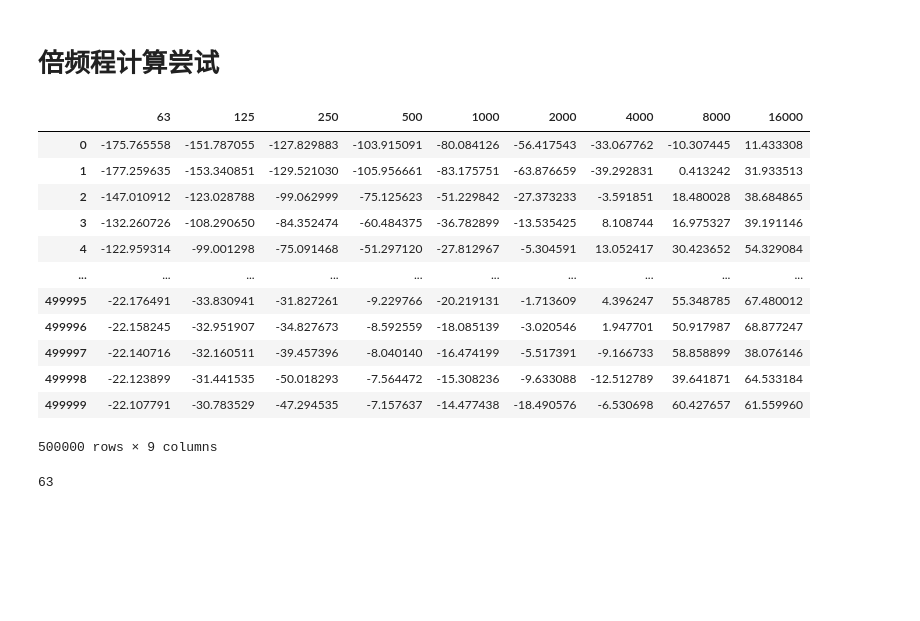
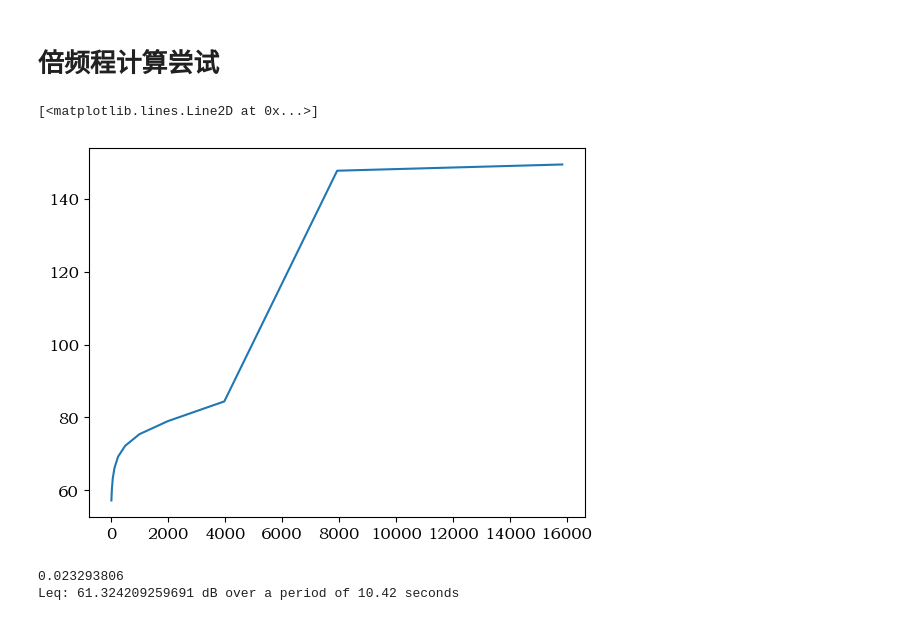
Before and after one commit to LewisBase/noise_info_toolkit, a Jupyter notebook: code_test.ipynb, the cells around one changed output. Saved outputs shown, nothing was run; the diff lists cells and outputs as text; code cells hidden in the pictures; blank space fills up the shorter version.

```diff
--- a/code_test.ipynb
+++ b/code_test.ipynb
@@ -177,34 +179,10 @@ config = {
          }
 rcParams.update(config)
 # %%
-s = Signal.from_wav("./example_files/Gaussian.wav")
+s = Signal.from_wav("./example_files/Gaussian.wav", normalize=False)
-# %%
-center_freq, octaves = s.third_octaves()
-freq_kurtosises = []
-freq_SPLs = []
-for freq_index in np.arange(8, 35, 3):
-    s_octave = octaves[freq_index]
-    freq_kurtosis = kurtosis(s_octave.values, fisher=False)
-    freq_SPL = sound_pressure_level(s_octave.values)
-    freq_kurtosises.append(round(freq_kurtosis, 2))
-    freq_SPLs.append(freq_SPL)
-# %%
-pd.DataFrame(dict(zip([63, 125, 250, 500, 1000, 2000, 4000, 8000, 16000], freq_SPLs)))
-# %% [output]
-|  | 63 | 125 | 250 | 500 | 1000 | 2000 | 4000 | 8000 | 16000 |
-| 0 | -175.765558 | -151.787055 | -127.829883 | -103.915091 | -80.084126 | -56.417543 | -33.067762 | -10.307445 | 11.433308 |
-| 1 | -177.259635 | -153.340851 | -129.521030 | -105.956661 | -83.175751 | -63.876659 | -39.292831 | 0.413242 | 31.933513 |
-| 2 | -147.010912 | -123.028788 | -99.062999 | -75.125623 | -51.229842 | -27.373233 | -3.591851 | 18.480028 | 38.684865 |
-| 3 | -132.260726 | -108.290650 | -84.352474 | -60.484375 | -36.782899 | -13.535425 | 8.108744 | 16.975327 | 39.191146 |
-| 4 | -122.959314 | -99.001298 | -75.091468 | -51.297120 | -27.812967 | -5.304591 | 13.052417 | 30.423652 | 54.329084 |
-| ... | ... | ... | ... | ... | ... | ... | ... | ... | ... |
-| 499995 | -22.176491 | -33.830941 | -31.827261 | -9.229766 | -20.219131 | -1.713609 | 4.396247 | 55.348785 | 67.480012 |
-| 499996 | -22.158245 | -32.951907 | -34.827673 | -8.592559 | -18.085139 | -3.020546 | 1.947701 | 50.917987 | 68.877247 |
-| 499997 | -22.140716 | -32.160511 | -39.457396 | -8.040140 | -16.474199 | -5.517391 | -9.166733 | 58.858899 | 38.076146 |
-| 499998 | -22.123899 | -31.441535 | -50.018293 | -7.564472 | -15.308236 | -9.633088 | -12.512789 | 39.641871 | 64.533184 |
-| 499999 | -22.107791 | -30.783529 | -47.294535 | -7.157637 | -14.477438 | -18.490576 | -6.530698 | 60.427657 | 61.559960 |
-500000 rows × 9 columns
-# %%
-int(f[8].center[0])
-# %% [output]
-63
+# %%
+fob, level = octaves(s.values, s.fs)
+plt.plot(fob.center, level)
+# %% [output]
+[<matplotlib.lines.Line2D at 0x...>]
+[figure, added]
@@ -210,0 +191,18 @@ int(f[8].center[0])
+# %%
+def calculate_leq(y, sr):
+    # 计算时间长度（秒）
+    duration = len(y) / float(sr)
+    # 计算均方根(RMS)
+    rms = np.sqrt(np.mean(np.square(y)))
+    print(rms)
+    # 参考声压级为20微帕 (μPa)
+    reference_pressure = 20e-6
+    # 计算Leq (dB)
+    leq = 20 * np.log10(rms / reference_pressure)
+    return leq, duration
+
+leq, duration = calculate_leq(y, sr)
+print(f"Leq: {leq} dB over a period of {duration:.2f} seconds")
+# %% [output]
+0.023293806
+Leq: 61.324209259691 dB over a period of 10.42 seconds
```
Also changed, not shown: parts of 6 cells of this notebook, 2 other files.
